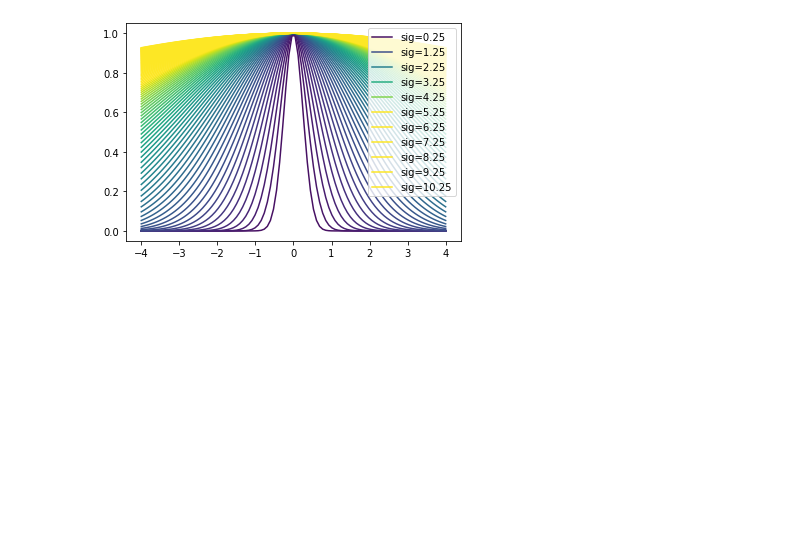
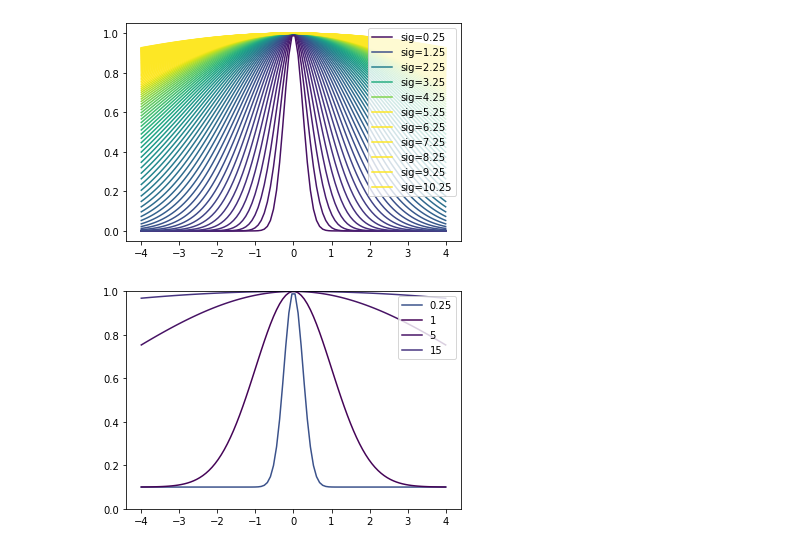
Before and after one commit to asmohov/ppd, a Jupyter notebook: gaussian_curves.ipynb, the cells around one changed output. Cells and saved outputs as stored; diff of their text form; code cells hidden in the pictures; blank space fills up the shorter version.

```diff
--- a/gaussian_curves.ipynb
+++ b/gaussian_curves.ipynb
@@ -25,3 +25,27 @@ plt.legend(loc='upper right')
 plt.show()
 # %% [output]
 [figure]
+# %%
+import numpy as np
+from matplotlib import pyplot as plt
+from matplotlib import cm
+from matplotlib.colors import ListedColormap, LinearSegmentedColormap
+
+viridis = cm.get_cmap('viridis', 100)
+
+x_array = np.linspace(-4,4,100)
+
+def adj_gaussian(x,sigma):
+    return .9*np.exp(-(x**2)/(2*(sigma**2)))+.1
+for sig in [.25,1,5,15]:
+    y_array = []
+    for equis in x_array:
+        y_array.append(adj_gaussian(equis,sig))
+
+    plt.plot(x_array,y_array,color=viridis(sig),label=str(sig))
+
+plt.ylim(0,1)
+plt.legend(loc='upper right')
+plt.show()
+# %% [output]
+[figure, added]
```
Also changed, not shown: parts of 1 cell of this notebook, 17 other files.
